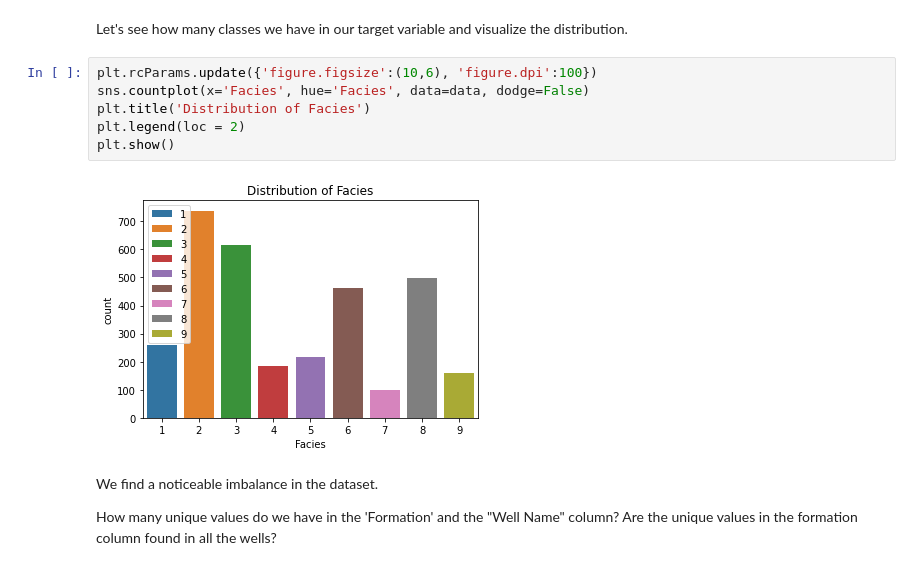
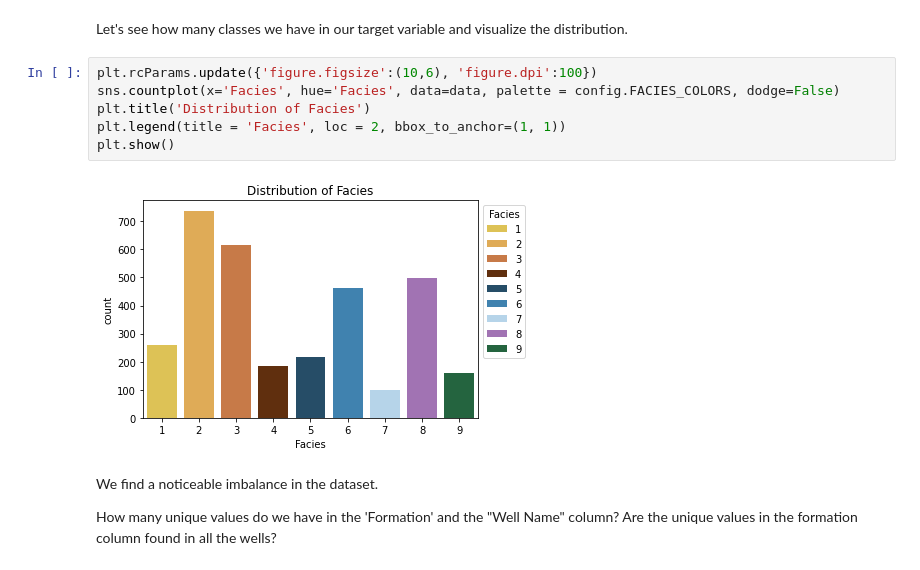
Before and after one commit to ChigozieObika/facies-classification, a Jupyter notebook: EDA_facies.ipynb, the cells around one changed output. Drawn from its saved outputs; the diff is of its cells as text.

```diff
--- a/EDA_facies.ipynb
+++ b/EDA_facies.ipynb
@@ -97,12 +97,12 @@ print(list(target_variable))
 Let's see how many classes we have in our target variable and visualize the distribution.
 # %%
 plt.rcParams.update({'figure.figsize':(10,6), 'figure.dpi':100})
-sns.countplot(x='Facies', hue='Facies', data=data, dodge=False)
+sns.countplot(x='Facies', hue='Facies', data=data, palette = config.FACIES_COLORS, dodge=False)
 plt.title('Distribution of Facies')
-plt.legend(loc = 2)
+plt.legend(title = 'Facies', loc = 2, bbox_to_anchor=(1, 1))
 plt.show()
 # %% [output]
-[figure, old version]
+[figure, new version]
 # %% [markdown]
 We find a noticeable imbalance in the dataset.
 
```
Also changed, not shown: parts of 8 cells of this notebook, 4 other files.
